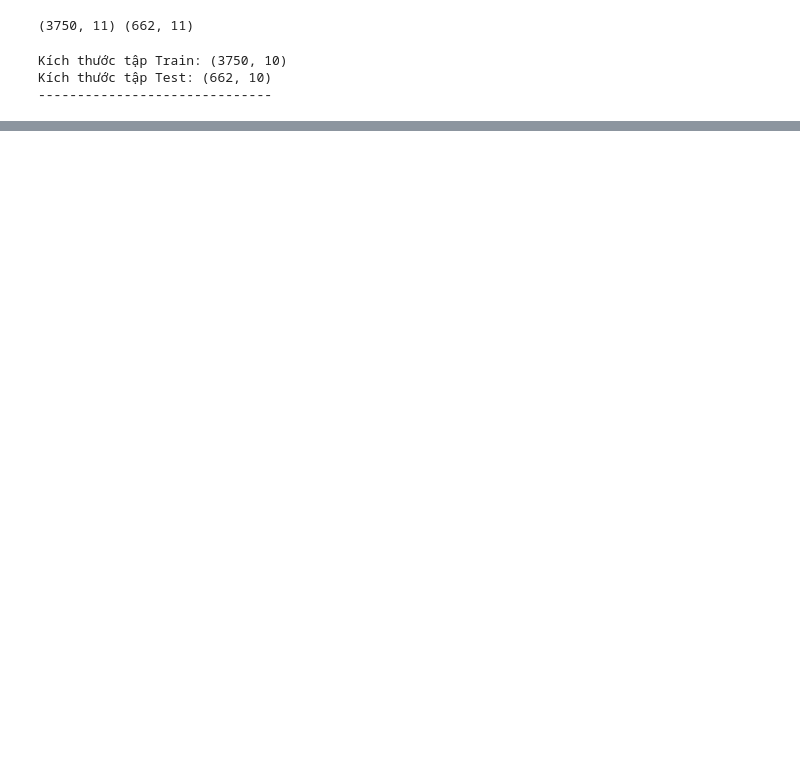
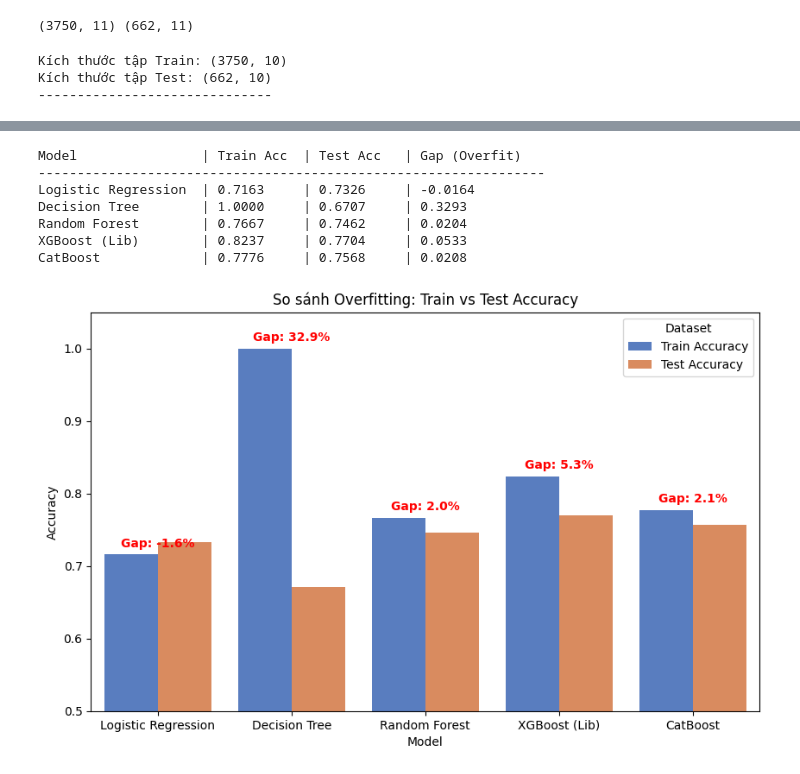
Before and after one commit to ZhangNguyen/Machine_Learning_Project, a Jupyter notebook: notebooks/04_Compare_with_dst_rf.ipynb, the cells around one changed output, grey strips where cells are left out. Cells and saved outputs as stored; diff of their text form; code cells hidden in the pictures; blank space fills up the shorter version.

Commit message:
Compare Overfitting

```diff
--- a/notebooks/04_Compare_with_dst_rf.ipynb
+++ b/notebooks/04_Compare_with_dst_rf.ipynb
@@ -172,0 +235,77 @@ BẢNG TỔNG HỢP KẾT QUẢ:
+# %%
+# 3. KHỞI TẠO CÁC MÔ HÌNH
+models = {
+    # --- Mô hình cơ bản (Baseline) ---
+    "Logistic Regression": LogisticRegression(max_iter=1000, random_state=42),
+
+    # --- Mô hình cây đơn lẻ & Bagging ---
+    "Decision Tree": DecisionTreeClassifier(random_state=42),
+    "Random Forest": RandomForestClassifier(n_estimators=100, random_state=42, max_depth=5),
+
+    # --- Mô hình Boosting (Họ hàng của XGBoost) ---
+    "XGBoost (Lib)": xgb.XGBClassifier(
+        n_estimators=100,
+        learning_rate=0.05,
+        max_depth=5,
+        random_state=42,
+        eval_metric='logloss'
+    ),
+
+    "CatBoost": CatBoostClassifier(
+        iterations=100,
+        learning_rate=0.1,
+        depth=5,
+        random_seed=42,
+        verbose=0   # Tắt log in ra màn hình cho gọn
+    )
+}
+
+# 4. SO SÁNH TRAIN vs TEST
+results = []
+
+print(f"{'Model':<20} | {'Train Acc':<10} | {'Test Acc':<10} | {'Gap (Overfit)':<15}")
+print("-" * 65)
+
+for name, model in models.items():
+    model.fit(X_train, y_train)
+
+    # Dự đoán trên cả 2 tập
+    y_train_pred = model.predict(X_train)
+    y_test_pred = model.predict(X_test)
+
+    train_acc = accuracy_score(y_train, y_train_pred)
+    test_acc = accuracy_score(y_test, y_test_pred)
+    gap = train_acc - test_acc
+
+    results.append({
+        "Model": name,
+        "Train Accuracy": train_acc,
+        "Test Accuracy": test_acc,
+        "Gap": gap
+    })
+
+    print(f"{name:<20} | {train_acc:.4f}     | {test_acc:.4f}     | {gap:.4f}")
+
+# 5. TRỰC QUAN HÓA
+df_results = pd.DataFrame(results)
+df_melted = df_results.melt(id_vars="Model", value_vars=["Train Accuracy", "Test Accuracy"], var_name="Dataset", value_name="Accuracy")
+
+plt.figure(figsize=(10, 6))
+sns.barplot(data=df_melted, x="Model", y="Accuracy", hue="Dataset", palette="muted")
+plt.title("So sánh Overfitting: Train vs Test Accuracy")
+plt.ylim(0.5, 1.05)
+
+# Hiển thị Gap lên biểu đồ
+for i, row in df_results.iterrows():
+    plt.text(i, row['Train Accuracy'] + 0.01, f"Gap: {row['Gap']:.1%}", ha='center', color='red', fontweight='bold')
+
+plt.show()
+# %% [output]
+Model                | Train Acc  | Test Acc   | Gap (Overfit)
+-----------------------------------------------------------------
+Logistic Regression  | 0.7163     | 0.7326     | -0.0164
+Decision Tree        | 1.0000     | 0.6707     | 0.3293
+Random Forest        | 0.7667     | 0.7462     | 0.0204
+XGBoost (Lib)        | 0.8237     | 0.7704     | 0.0533
+CatBoost             | 0.7776     | 0.7568     | 0.0208
+[figure, added]
```
Also changed, not shown: parts of 5 cells of this notebook, 3 other files.
